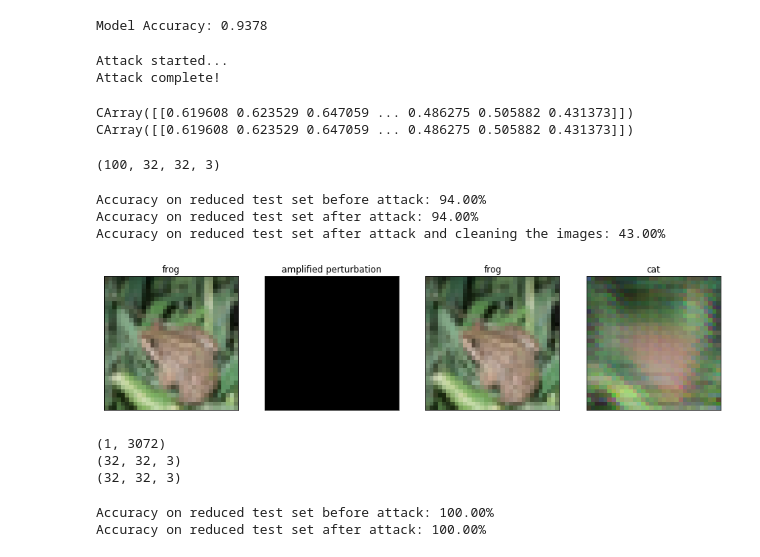
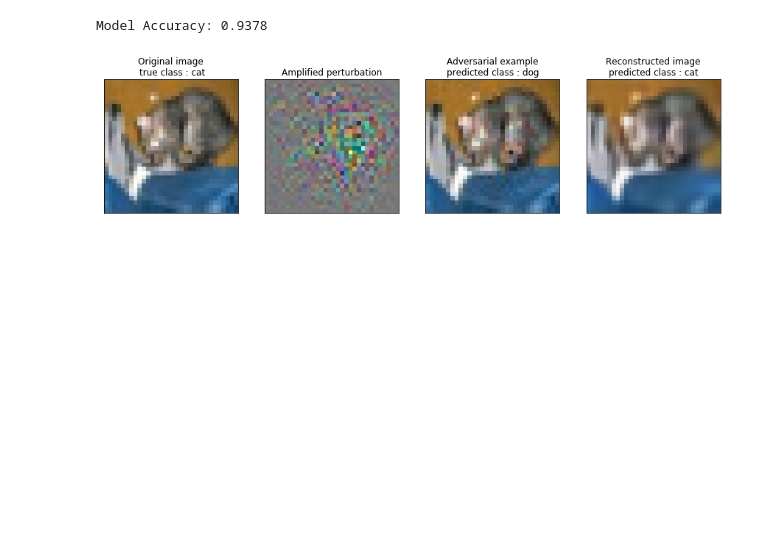
Before and after one commit to DanieleAngioni97/ML_Project, a Jupyter notebook: Adversarial_Cifar10.ipynb, the cells around one changed output. Saved outputs shown, nothing was run; the diff lists cells and outputs as text; code cells hidden in the pictures; blank space fills up the shorter version.

Commit message:
Last security evaluation tests done

```diff
--- a/Adversarial_Cifar10.ipynb
+++ b/Adversarial_Cifar10.ipynb
@@ -31,7 +13,7 @@ import matplotlib.pyplot as plt
 from secml.data.loader.c_dataloader_cifar import CDataLoaderCIFAR10
 
 loader = CDataLoaderCIFAR10()
-_ , ts = loader.load()
+tr , ts = loader.load()
 
 # Normalize the data
 ts.X /= 255
@@ -135,11 +160,11 @@ Model Accuracy: 0.9378
 # %%
-n_images = 100
+n_images = 1000
 # For simplicity, let's attack a subset of the test set
 attack_ds = ts[:n_images, :]
 #da aummentare
 
 noise_type = 'l2'  # Type of perturbation 'l1' or 'l2'
-dmax = 0.0  # Maximum perturbation
+dmax = 1.0  # Maximum perturbation
 lb, ub = 0., 1.  # Bounds of the attack space. Can be set to `None` for unbounded
 y_target = None  # None if `error-generic` or a class label for `error-specific`
 
@@ -154,23 +179,12 @@ solver_params = {
 
 from secml.adv.attacks import CAttackEvasionPGDLS
 pgd_ls_attack = CAttackEvasionPGDLS(classifier=clf,
-                                    surrogate_classifier=clf,
-                                    surrogate_data=tr,
+                                    double_init_ds=tr,
                                     distance=noise_type,
                                     dmax=dmax,
                                     solver_params=solver_params,
                                     y_target=y_target)
 
 print("Attack started...")
-eva_y_pred, _, eva_adv_ds, _ = pgd_ls_attack.run(
-    attack_ds.X, attack_ds.Y, double_init=True)
+eva_y_pred, _, eva_adv_ds, _ = pgd_ls_attack.run(attack_ds.X, attack_ds.Y)
 print("Attack complete!")
-# %% [output]
-Attack started...
-Attack complete!
-# %%
-print(attack_ds.X)
-print(eva_adv_ds.X)
-# %% [output]
-CArray([[0.619608 0.623529 0.647059 ... 0.486275 0.505882 0.431373]])
-CArray([[0.619608 0.623529 0.647059 ... 0.486275 0.505882 0.431373]])
@@ -239,18 +191,16 @@ autoencoder.load_weights(path_autoencoders + model_name)
-# %%
-print(eva_img_trasformed.shape)
-#print(eva_img)
-# %% [output]
-(100, 32, 32, 3)
 # %%
 eva_img = eva_adv_ds.X
-eva_img_trasformed = eva_img.tondarray().reshape(n_images, 32, 32, 3)
-# eva_img_trasformed = np.transpose(eva_img.tondarray().reshape((n_images, 32, 32, 3)), (0,3,2,1))
+eva_img_trasformed = np.transpose(eva_img.tondarray().reshape((n_images, 3, 32, 32)), (0,2,3,1))
+
+model_name = "autoencoderCifar_100.h5"
+autoencoder = create_autoencoder()
+autoencoder.load_weights(path_autoencoders + model_name)
 decoded_imgs = autoencoder.predict(eva_img_trasformed)
 
 from secml.array import CArray
 
-decoded_imgs_trasformed = CArray(decoded_imgs.reshape(eva_img.shape))
-
+decoded_imgs_trasformed = np.transpose(decoded_imgs, (0,3,1,2))
+decoded_imgs_trasformed = CArray(decoded_imgs_trasformed.reshape(eva_img.shape))
 y_pred_clean = clf.predict(decoded_imgs_trasformed)
 
 acc = metric.performance_score(
@@ -263,78 +213,54 @@ acc_attack_clean = metric.performance_score(
 print("Accuracy on reduced test set before attack: {:.2%}".format(acc))
 print("Accuracy on reduced test set after attack: {:.2%}".format(acc_attack))
 print("Accuracy on reduced test set after attack and cleaning the images: {:.2%}".format(acc_attack_clean))
-# %% [output]
-Accuracy on reduced test set before attack: 94.00%
-Accuracy on reduced test set after attack: 94.00%
-Accuracy on reduced test set after attack and cleaning the images: 43.00%
 # %%
 from secml.figure import CFigure
 %matplotlib inline
-k=4
+k=0
 
 start_img_k = attack_ds.X[k,:]
 eva_img_k = eva_img[k,:]
 
 # normalize perturbation for visualization
 diff_img_k = start_img_k - eva_img_k
-#diff_img -= diff_img.min()
-#diff_img /= diff_img.max()
+diff_img_k -= diff_img_k.min()
+diff_img_k /= diff_img_k.max()
 
 decode_img_k = decoded_imgs[k,:]
 
 import numpy as np
 start_img_k = np.transpose(start_img_k.tondarray().reshape((3, 32, 32)), (1, 2, 0))
 diff_img_k = np.transpose(diff_img_k.tondarray().reshape((3, 32, 32)), (1, 2, 0))
 eva_img_k = np.transpose(eva_img_k.tondarray().reshape((3, 32, 32)), (1, 2, 0))
-image_clear_k = np.transpose(decode_img_k.reshape((3, 32, 32)), (1, 2, 0))
 
 fig = CFigure(width=15, height=5)
 fig.subplot(1, 4, 1)
 fig.sp.imshow(start_img_k)
-fig.sp.title(classes[attack_ds.Y[k].item()])
+fig.sp.title("Original image\n true class : " + classes[attack_ds.Y[k].item()])
 fig.sp.xticks([])
 fig.sp.yticks([])
 
 fig.subplot(1, 4, 2)
 fig.sp.imshow(diff_img_k)
-fig.sp.title("amplified perturbation")
+fig.sp.title("Amplified perturbation")
 fig.sp.xticks([])
 fig.sp.yticks([])
 
 fig.subplot(1, 4, 3)
 fig.sp.imshow(eva_img_k)
-fig.sp.title(classes[eva_y_pred[k].item()])
+fig.sp.title("Adversarial example\npredicted class : " + classes[eva_y_pred[k].item()])
 fig.sp.xticks([])
 fig.sp.yticks([])
 
 
 fig.subplot(1, 4, 4)
-fig.sp.imshow(image_clear_k)
-fig.sp.title(classes[y_pred_clean[k].item()])
+fig.sp.imshow(decoded_imgs[k].reshape(32, 32, 3))
+fig.sp.title("Reconstructed image\npredicted class : " + classes[y_pred_clean[k].item()])
 fig.sp.xticks([])
 fig.sp.yticks([])
 
 fig.show()
 # %% [output]
-[figure, old version]
+[figure, new version]
-# %%
-print(eva_img_anorm.shape)
-print(start_img.shape)
-print(eva_img.shape)
-# %% [output]
-(1, 3072)
-(32, 32, 3)
-(32, 32, 3)
-# %%
-acc = metric.performance_score(
-    y_true=attack_ds.Y, y_pred=clf.predict(attack_ds.X))
-acc_attack = metric.performance_score(
-    y_true=attack_ds.Y, y_pred=eva_y_pred)
-
-print("Accuracy on reduced test set before attack: {:.2%}".format(acc))
-print("Accuracy on reduced test set after attack: {:.2%}".format(acc_attack))
-# %% [output]
-Accuracy on reduced test set before attack: 100.00%
-Accuracy on reduced test set after attack: 100.00%
 # %%
 # Perturbation levels to test
```
Also changed, not shown: parts of 10 cells of this notebook.
